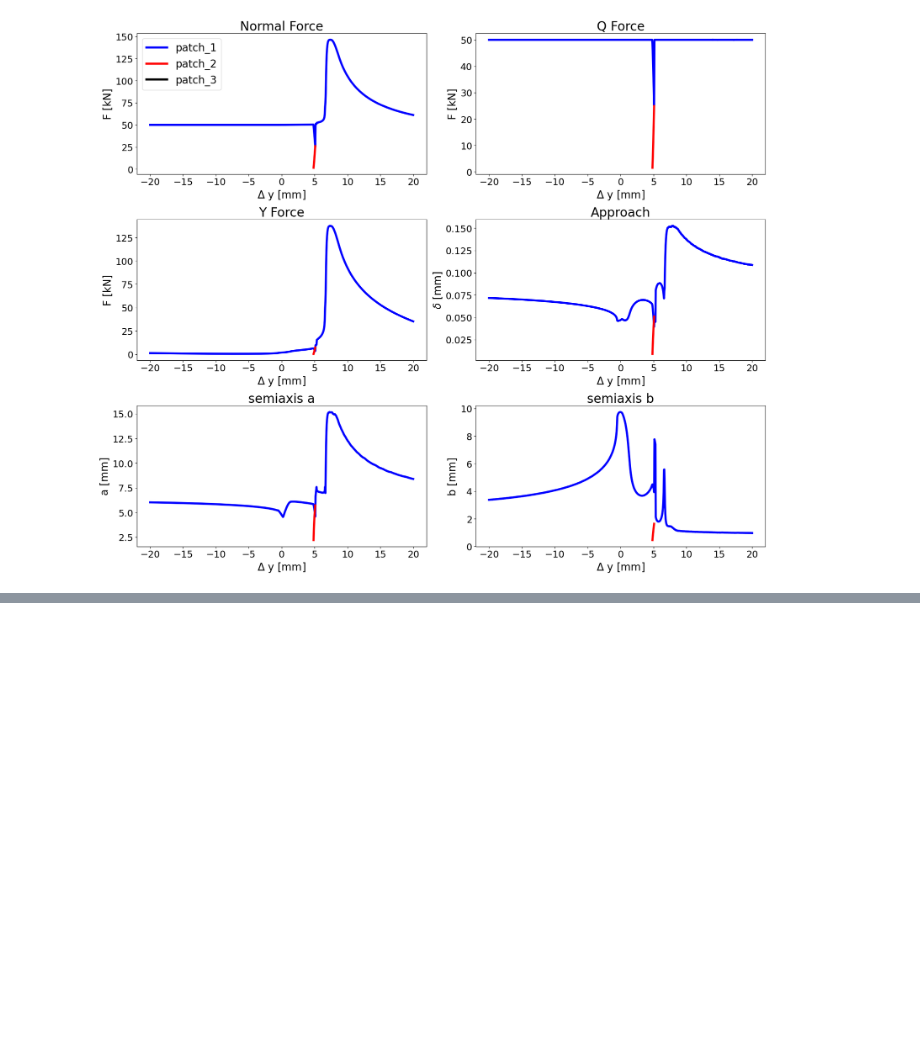
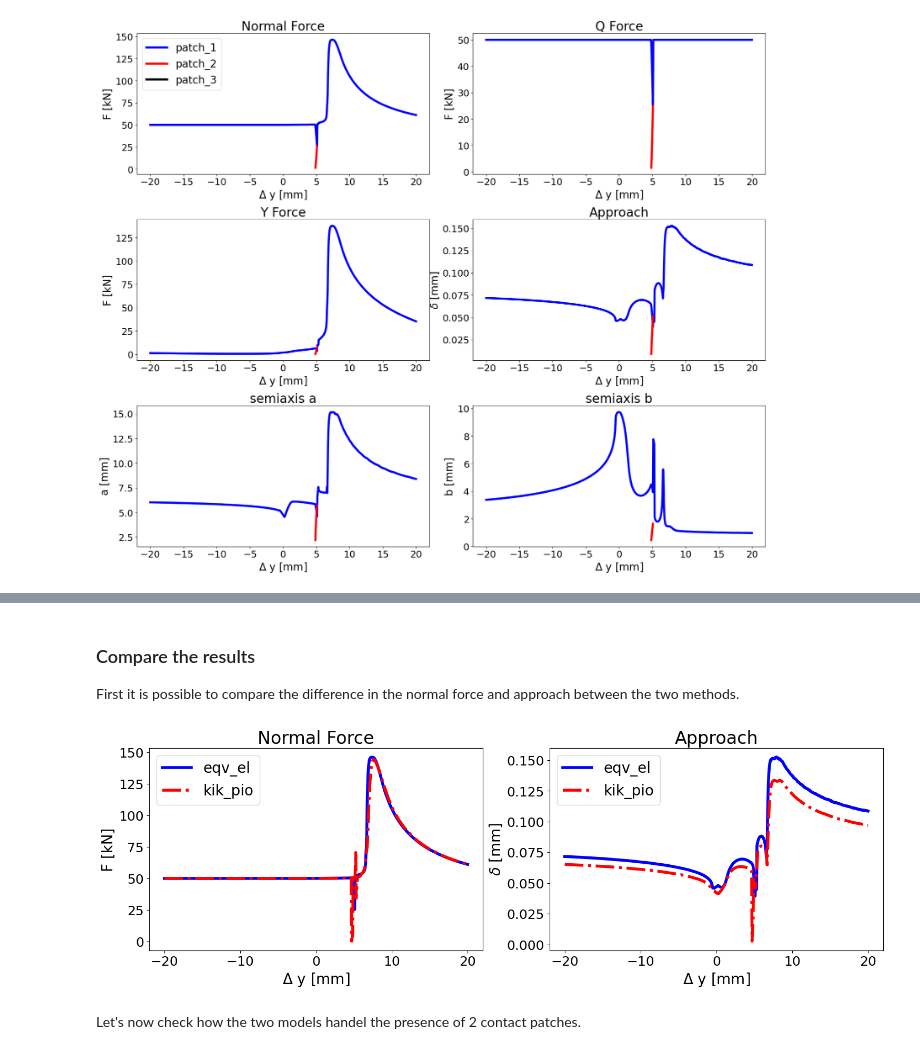
Before and after one commit to RoccoLiberoGiossi/SimRail, a Jupyter notebook: example_use.ipynb, the cells around one changed output, grey strips where cells are left out. Drawn from its saved outputs; the diff is of its cells as text; code cells hidden in the pictures; blank space fills up the shorter version.

```diff
--- a/example_use.ipynb
+++ b/example_use.ipynb
@@ -497,20 +427,0 @@ def plot(contact_patches_kp, contact_patches_eq, dy_solve):
-# %%
-deltays = [-7.5e-3, -5e-3, -2.5e-3, 0.0, 2.5e-3, 5e-3, 7.5e-3]
-
-for jj in range(len(deltays)):
-
-    dy_solve = deltays[jj]
-
-    new_state = dynamic_state(state_y=dy_solve, state_z=1e-4)
-    Wheel_L.set_dynamic_state(new_state)
-    Wheel_L.calculate_position()
-
-    patches_per_deltays_ep, result_state_pressure_ep = static_contact(
-        [dy_solve], Wheel_L, Rail_L, contact_patches_eq, material_model
-    )
-
-    patches_per_deltays_kp, result_state_pressure_kp = static_contact(
-        [dy_solve], Wheel_L, Rail_L, contact_patches_kp, material_model
-    )
-
-    plot(contact_patches_kp, contact_patches_eq, dy_solve)
@@ -524,0 +428,58 @@ for jj in range(len(deltays)):
+# %% [markdown]
+### Compare the results
+
+First it is possible to compare the difference in the normal force and approach between the two methods.
+# %%
+fig, ax = plt.subplots(ncols=2, nrows=1, figsize=(18, 5))
+
+# Comparison of normal force
+indexes = np.where(patches_per_deltays_eq[f"patch_{0}"][:, 1] != 0)[0]
+ax[0].plot(
+    deltays[indexes]*1e3,
+    patches_per_deltays_eq[f"patch_{0}"][indexes, 1]*1e-3,
+    label=f"eqv_el",
+    color="blue",
+    linewidth=4,
+)
+indexes = np.where(patches_per_deltays_kp[f"patch_{0}"][:, 1] != 0)[0]
+ax[0].plot(
+    deltays[indexes]*1e3,
+    patches_per_deltays_kp[f"patch_{0}"][indexes, 1]*1e-3,
+    label=f"kik_pio",
+    linestyle="-.",
+    color="red",
+    linewidth=4,
+)
+ax[0].legend(fontsize=20)
+ax[0].set_xlabel(r"$\Delta$ y [mm]", fontsize=20)
+ax[0].set_ylabel("F [kN]", fontsize=20)
+ax[0].set_title("Normal Force", fontsize=24)
+ax[0].tick_params(axis='both', labelsize=18)
+
+# Comparison of approach
+indexes = np.where(patches_per_deltays_eq[f"patch_{0}"][:, 4] != 0)[0]
+ax[1].plot(
+    deltays[indexes]*1e3,
+    patches_per_deltays_eq[f"patch_{0}"][indexes, 4]*1e3,
+    label=f"eqv_el",
+    color="blue",
+    linewidth=4,
+)
+indexes = np.where(patches_per_deltays_kp[f"patch_{0}"][:, 4] != 0)[0]
+ax[1].plot(
+    deltays[indexes]*1e3,
+    patches_per_deltays_kp[f"patch_{0}"][indexes, 4]*1e3,
+    label=f"kik_pio",
+    linestyle="-.",
+    color="red",
+    linewidth=4,
+)
+ax[1].legend(fontsize=20)
+ax[1].set_xlabel(r"$\Delta$ y [mm]", fontsize=20)
+ax[1].set_ylabel(r"$\delta$ [mm]", fontsize=20)
+ax[1].set_title("Approach", fontsize=24)
+ax[1].tick_params(axis='both', labelsize=18)
+# %% [output]
+[figure, added]
+# %% [markdown]
+Let's now check how the two models handel the presence of 2 contact patches.
```
Also changed, not shown: parts of 23 cells of this notebook, 13 other files.
